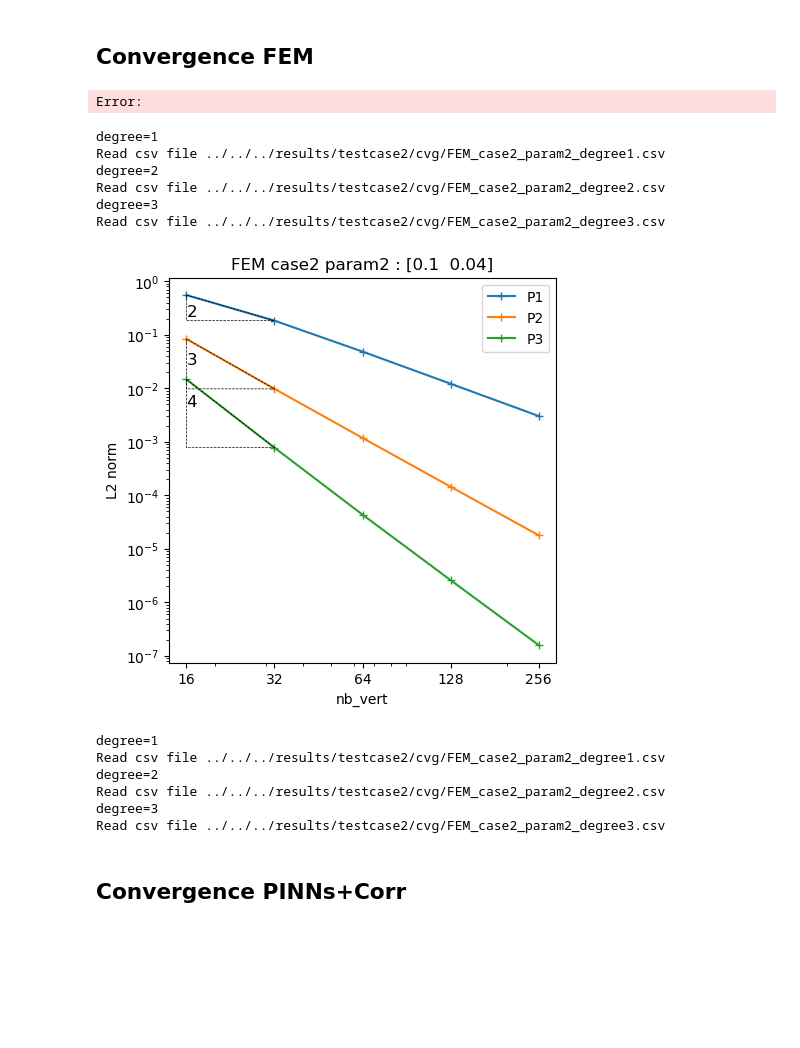
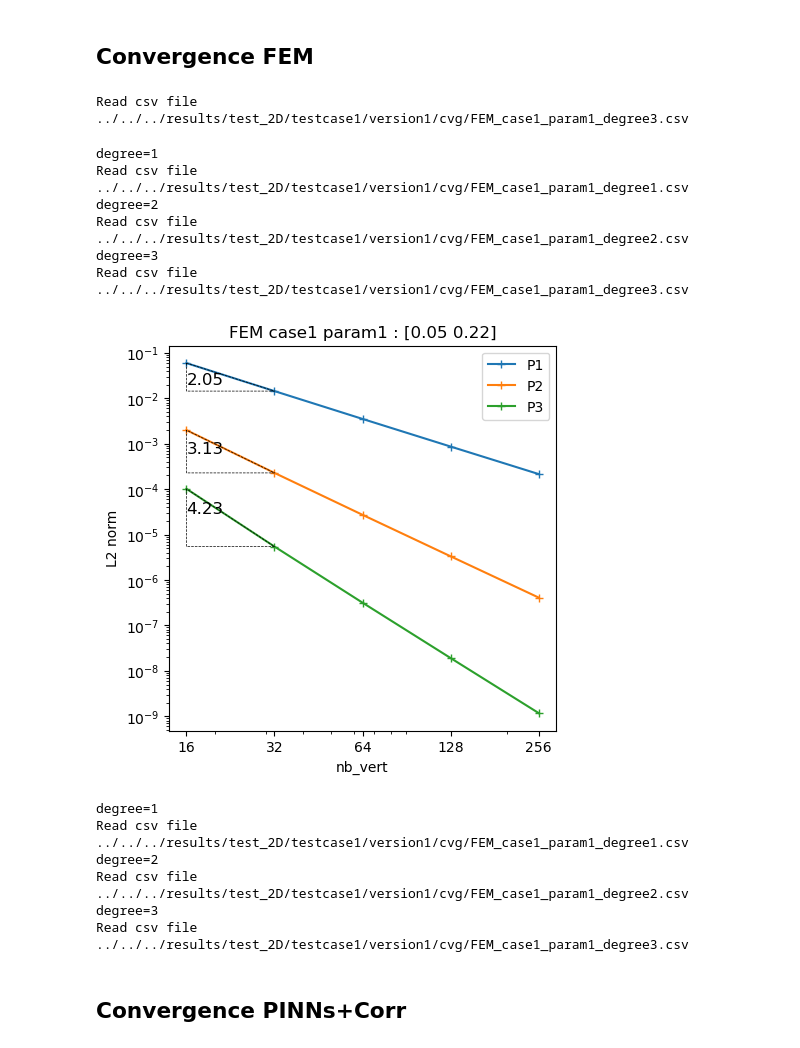
Before and after one commit to flecourtier/Article1, a Jupyter notebook: tests_FEniCS/test_2D/convergence/convergence_1-2.ipynb, the cells around one changed output. Drawn from its saved outputs; the diff is of its cells as text; code cells hidden in the pictures; blank space fills up the shorter version.

```diff
--- a/tests_FEniCS/test_2D/convergence/convergence_1-2.ipynb
+++ b/tests_FEniCS/test_2D/convergence/convergence_1-2.ipynb
@@ -86,6 +86,23 @@ print(param)
 params = [param]
 # %% [output]
 [0.05 0.22]
+# %%
+def compute_slope(i,tab_nb_vert,tab_err):
+    start = [tab_nb_vert[i],tab_err[i]]
+    end = [tab_nb_vert[i-1],tab_err[i-1]]
+    third = [end[0],start[1]]
+
+    tri_x = [end[0], third[0], start[0], end[0]]
+    tri_y = [end[1], third[1], start[1], end[1]
+    ]
+    plt.plot(tri_x, tri_y, "k--", linewidth=0.5)
+
+    slope = -(np.log(start[1])-np.log(end[1]))/(np.log(start[0])-np.log(end[0]))
+    slope = slope.round(2)
+
+    vert_mid = [(end[0]+third[0])/2., (end[1]+third[1])/2.]
+
+    return slope,vert_mid
 # %% [markdown]
 ## Convergence FEM
 # %%
@@ -103,12 +120,12 @@ def run_FEM(degree,new_run=False):
         df_FEM,tab_nb_vert_FEM, tab_h_FEM, tab_err_FEM = read_csv(testcase,param_num,degree)
         print(f"Read csv file {csv_file}")
     else:
-        tab_nb_vert_FEM = [2**i for i in range(4,9)]+[400]
+        tab_nb_vert_FEM = [2**i for i in range(4,9)]
         tab_h_FEM = []
         tab_err_FEM = []
 
         for nb_vert in tab_nb_vert_FEM:
-            solver = FEMSolver(nb_cell=nb_vert-1, params=params, problem=problem, degree=degree)
+            solver = FEMSolver(nb_cell=nb_vert-1, params=params, problem=problem, degree=degree, high_degree=5)
             tab_h_FEM.append(solver.h)
             _,norme_L2 = solver.fem(0)
             print(f"nb_vert={nb_vert}, norme_L2={norme_L2}")
@@ -120,47 +137,35 @@ def run_FEM(degree,new_run=False):
     return df_FEM,tab_nb_vert_FEM, tab_h_FEM, tab_err_FEM
 # %%
 degree = 3
-df_FEM, tab_nb_vert_FEM, tab_h_FEM, tab_err_FEM = run_FEM(degree,new_run=True)
+df_FEM, tab_nb_vert_FEM, tab_h_FEM, tab_err_FEM = run_FEM(degree)
 # %% [output]
-Error:
+Read csv file ../../../results/test_2D/testcase1/version1/cvg/FEM_case1_param1_degree3.csv
 # %%
 plt.figure(figsize=(5, 5))
 
 # plot FEM error (L2 norm) as a function of h
 for d in [1, 2, 3]:
     print(f"degree={d}")
     df_FEM, tab_nb_vert_FEM, tab_h_FEM, tab_err_FEM = run_FEM(d)
     plt.loglog(df_FEM['nb_vert'], df_FEM['err'], "+-", label='P'+str(d))
 
-    # add slope with a triangle
-    start = [tab_nb_vert_FEM[1],tab_err_FEM[1]]
-    end = [tab_nb_vert_FEM[0],tab_err_FEM[0]]
-    third = [end[0],start[1]]
-
-    tri_x = [end[0], third[0], start[0], end[0]]
-    tri_y = [end[1], third[1], start[1], end[1]]
-    plt.plot(tri_x, tri_y, "k--", linewidth=0.5)
-
-    slope = (np.log(start[1])-np.log(end[1]))/(np.log(start[0])-np.log(end[0]))
-    slope = abs(int(slope.round(0)))
-
-    vert_mid = [(end[0]+third[0])/2., (end[1]+third[1])/2.]
+    slope, vert_mid = compute_slope(1,tab_nb_vert_FEM,tab_err_FEM)
     plt.text(vert_mid[0]+1e-2 , vert_mid[1], str(slope), fontsize=12, ha='left', va='top')
 
 plt.xticks(df_FEM['nb_vert'], df_FEM['nb_vert'].round(3).astype(str))
 plt.xlabel('nb_vert')
 plt.ylabel('L2 norm')
 plt.title(f'FEM case{testcase} param{param_num} : {param}')
 plt.legend()
 plt.savefig(result_dir+f'FEM_case{testcase}_param{param_num}.png')
 # %% [output]
 degree=1
-Read csv file ../../../results/testcase2/cvg/FEM_case2_param2_degree1.csv
+Read csv file ../../../results/test_2D/testcase1/version1/cvg/FEM_case1_param1_degree1.csv
 degree=2
-Read csv file ../../../results/testcase2/cvg/FEM_case2_param2_degree2.csv
+Read csv file ../../../results/test_2D/testcase1/version1/cvg/FEM_case1_param1_degree2.csv
 degree=3
-Read csv file ../../../results/testcase2/cvg/FEM_case2_param2_degree3.csv
+Read csv file ../../../results/test_2D/testcase1/version1/cvg/FEM_case1_param1_degree3.csv
-[figure, old version]
+[figure, new version]
 # %%
 dict = {}
 for d in [1, 2, 3]:
@@ -176,11 +181,11 @@ csv_file = result_dir+f'FEM_case{testcase}_param{param_num}.csv'
 df_deg.to_csv(csv_file, index=False)
 # %% [output]
 degree=1
-Read csv file ../../../results/testcase2/cvg/FEM_case2_param2_degree1.csv
+Read csv file ../../../results/test_2D/testcase1/version1/cvg/FEM_case1_param1_degree1.csv
 degree=2
-Read csv file ../../../results/testcase2/cvg/FEM_case2_param2_degree2.csv
+Read csv file ../../../results/test_2D/testcase1/version1/cvg/FEM_case1_param1_degree2.csv
 degree=3
-Read csv file ../../../results/testcase2/cvg/FEM_case2_param2_degree3.csv
+Read csv file ../../../results/test_2D/testcase1/version1/cvg/FEM_case1_param1_degree3.csv
 # %% [markdown]
 ## Convergence PINNs+Corr
 # %%
```
Also changed, not shown: parts of 8 cells of this notebook, 5 other files.
